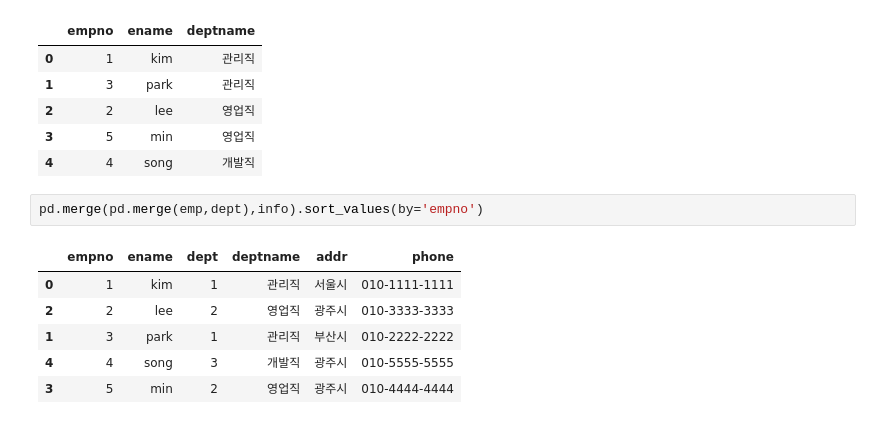
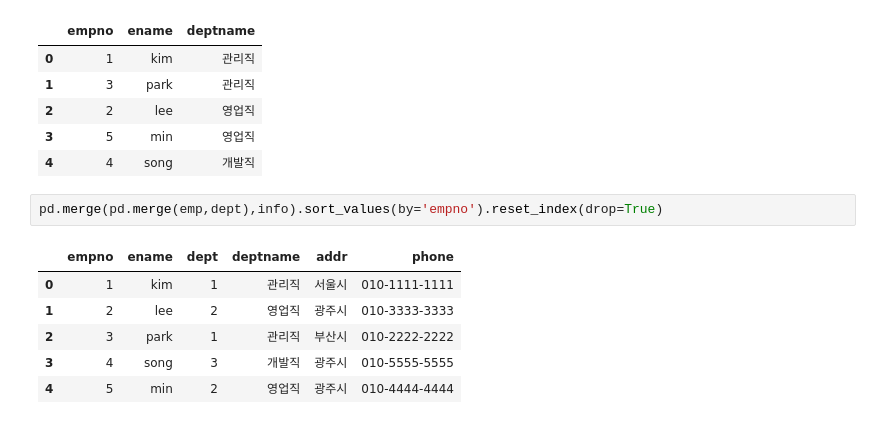
Before and after one commit to gitea0101/jupyter_note, a Jupyter notebook: dataframe/pandas_ex.ipynb, the cells around one changed output. Drawn from its saved outputs; the diff is of its cells as text.

```diff
--- a/dataframe/pandas_ex.ipynb
+++ b/dataframe/pandas_ex.ipynb
@@ -112,11 +112,11 @@ mg
 | 3 | 5 | min | 영업직 |
 | 4 | 4 | song | 개발직 |
 # %%
-pd.merge(pd.merge(emp,dept),info).sort_values(by='empno')
+pd.merge(pd.merge(emp,dept),info).sort_values(by='empno').reset_index(drop=True)
 # %% [output]
 |  | empno | ename | dept | deptname | addr | phone |
 | 0 | 1 | kim | 1 | 관리직 | 서울시 | 010-1111-1111 |
-| 2 | 2 | lee | 2 | 영업직 | 광주시 | 010-3333-3333 |
-| 1 | 3 | park | 1 | 관리직 | 부산시 | 010-2222-2222 |
-| 4 | 4 | song | 3 | 개발직 | 광주시 | 010-5555-5555 |
-| 3 | 5 | min | 2 | 영업직 | 광주시 | 010-4444-4444 |
+| 1 | 2 | lee | 2 | 영업직 | 광주시 | 010-3333-3333 |
+| 2 | 3 | park | 1 | 관리직 | 부산시 | 010-2222-2222 |
+| 3 | 4 | song | 3 | 개발직 | 광주시 | 010-5555-5555 |
+| 4 | 5 | min | 2 | 영업직 | 광주시 | 010-4444-4444 |
```
Also changed, not shown: parts of 60 cells of this notebook, 7 other files.
